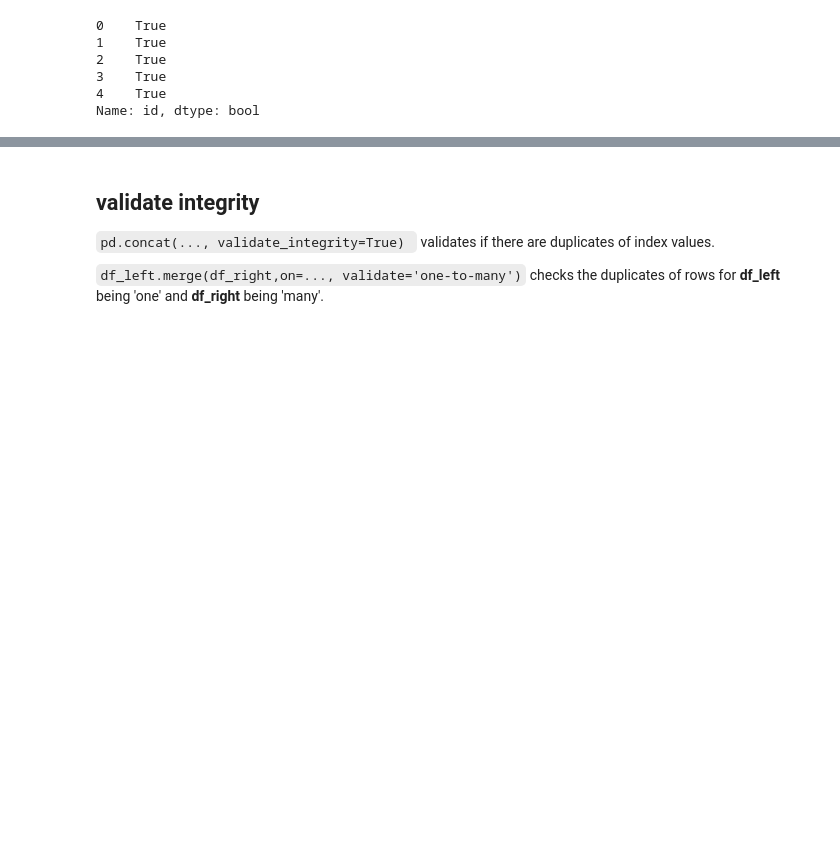
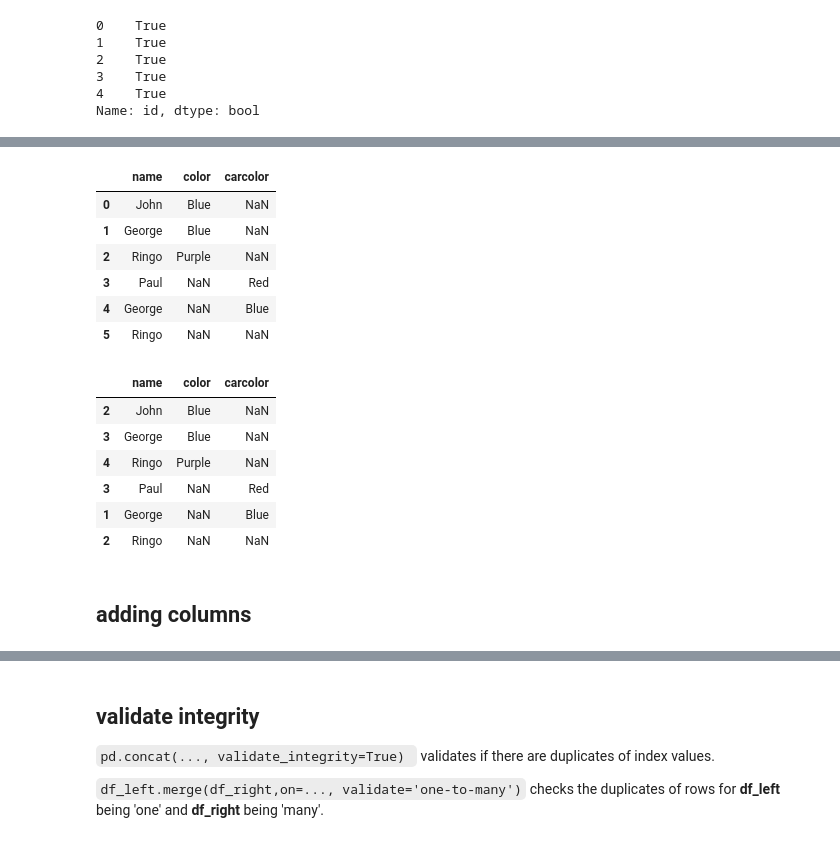
Before and after one commit to jeremyxtmeng/learning-pandas-plotting, a Jupyter notebook: learning_1_pandas.ipynb, the cells around one changed output, grey strips where cells are left out. Drawn from its saved outputs; the diff is of its cells as text; code cells hidden in the pictures; blank space fills up the shorter version.

````diff
--- a/learning_1_pandas.ipynb
+++ b/learning_1_pandas.ipynb
@@ -134,3 +247,23 @@ pd.concat([df1, df2], ignore_index=True)
 ```
 pd.concat([df1, df2], ignore_index=False, keys=['data1', 'data2'])
 ```
+# %%
+display(pd.concat([name1, name2], ignore_index=True)) # reset index
+display(pd.concat([name1, name2])) # maintain duplicates of indices
+# %% [output]
+|  | name | color | carcolor |
+| 0 | John | Blue | NaN |
+| 1 | George | Blue | NaN |
+| 2 | Ringo | Purple | NaN |
+| 3 | Paul | NaN | Red |
+| 4 | George | NaN | Blue |
+| 5 | Ringo | NaN | NaN |
+|  | name | color | carcolor |
+| 2 | John | Blue | NaN |
+| 3 | George | Blue | NaN |
+| 4 | Ringo | Purple | NaN |
+| 3 | Paul | NaN | Red |
+| 1 | George | NaN | Blue |
+| 2 | Ringo | NaN | NaN |
+# %% [markdown]
+## adding columns
````
Also changed, not shown: parts of 60 cells of this notebook, 18 other files.
